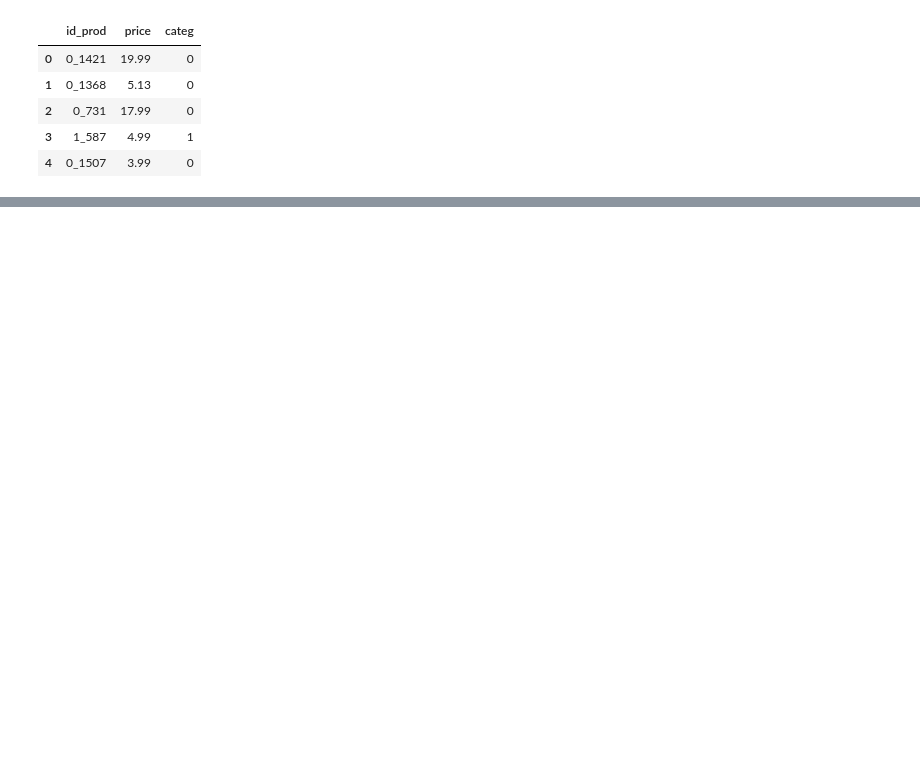
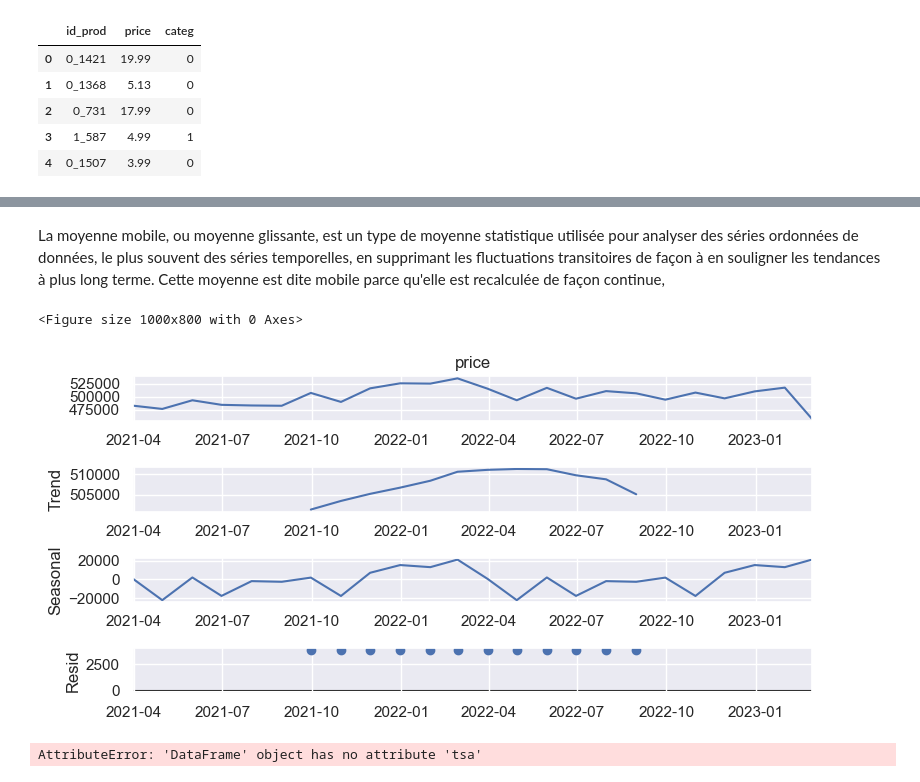
Before and after one commit to AntoineJBQ/Projet-6, a Jupyter notebook: Projet6V2.ipynb, the cells around one changed output, grey strips where cells are left out. Drawn from its saved outputs; the diff is of its cells as text; code cells hidden in the pictures; blank space fills up the shorter version.

```diff
--- a/Projet6V2.ipynb
+++ b/Projet6V2.ipynb
@@ -55,0 +301,13 @@ dtype: int64
+# %% [markdown]
+La moyenne mobile, ou moyenne glissante, est un type de moyenne statistique utilisée pour analyser des séries ordonnées de données, le plus souvent des séries temporelles, en supprimant les fluctuations transitoires de façon à en souligner les tendances à plus long terme. Cette moyenne est dite mobile parce qu'elle est recalculée de façon continue,
+# %%
+# Décomposition en moyenne mobile (par exemple, moyenne mobile simple sur 12 mois)
+rolling_mean = vente_mois.rolling(window=12).mean()
+# Tracer la décomposition en moyenne mobile
+decomposition = seasonal_decompose(vente_mois, model='additive')
+plt.figure(figsize=(10, 8))
+decomposition.plot()
+plt.show()
+# %% [output]
+<Figure size 1000x800 with 0 Axes>
+[figure, added]
@@ -55,0 +319,22 @@ dtype: int64
+# %%
+# Plot settings
+%config InlineBackend.figure_format='retina'
+plt.style.use("ggplot")
+plt.rcParams["figure.figsize"] = 12, 9  # Figure size (width,height)
+
+# Perform time series decompositon
+decomposition = dft.tsa.seasonal_decompose(df)
+
+# Plot decomposition
+fig = decomposition.plot()
+
+# Specify axis labels
+plt.xlabel("Date", fontsize=12)  # Text and size of xlabel
+plt.suptitle(
+    "CO2 Time-Series Decomposition",  # Text of title
+    y=1.05,  # Position of title
+    size=15,  # Size of title
+)
+plt.show()
+# %% [output]
+AttributeError: 'DataFrame' object has no attribute 'tsa'
```
Also changed, not shown: parts of 39 cells of this notebook, 3 other files.
